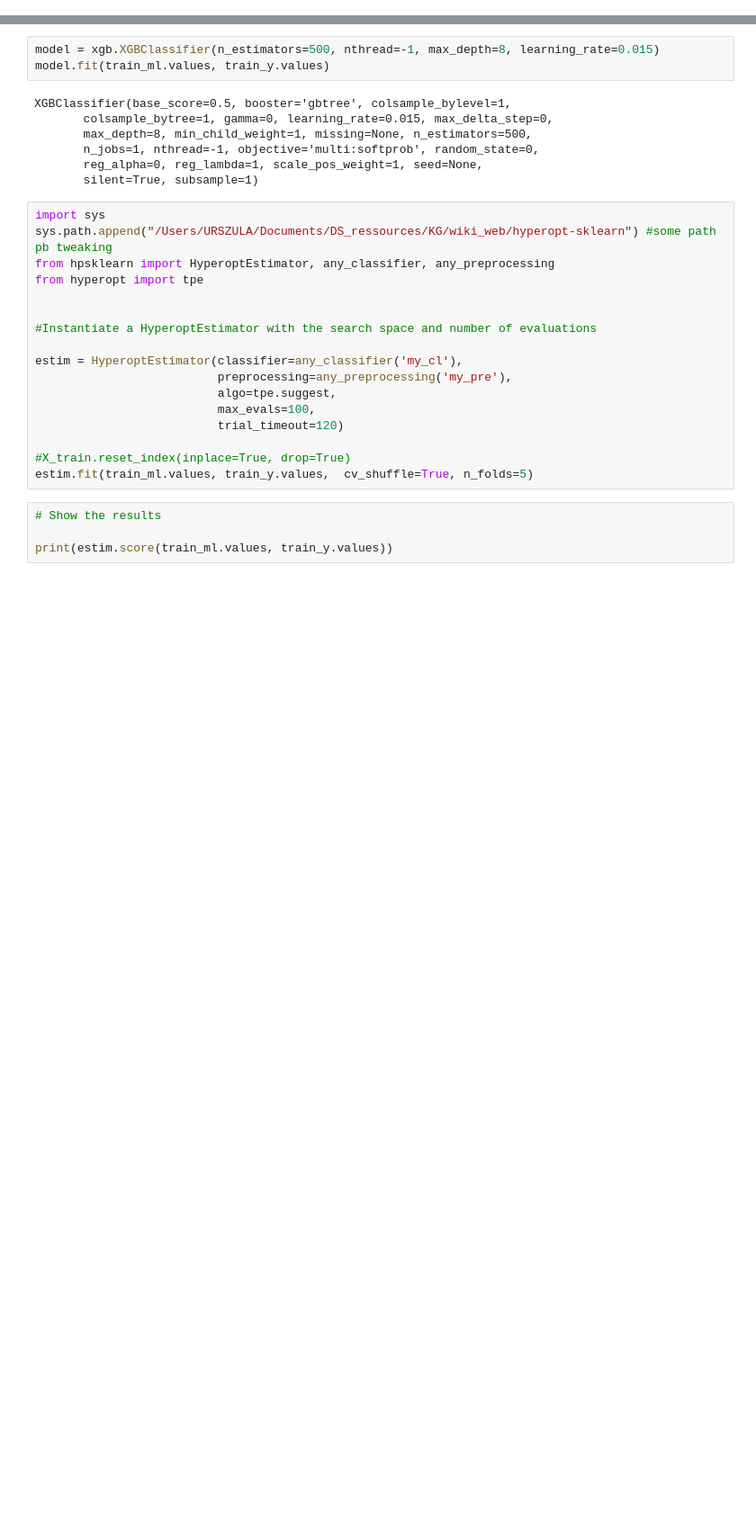
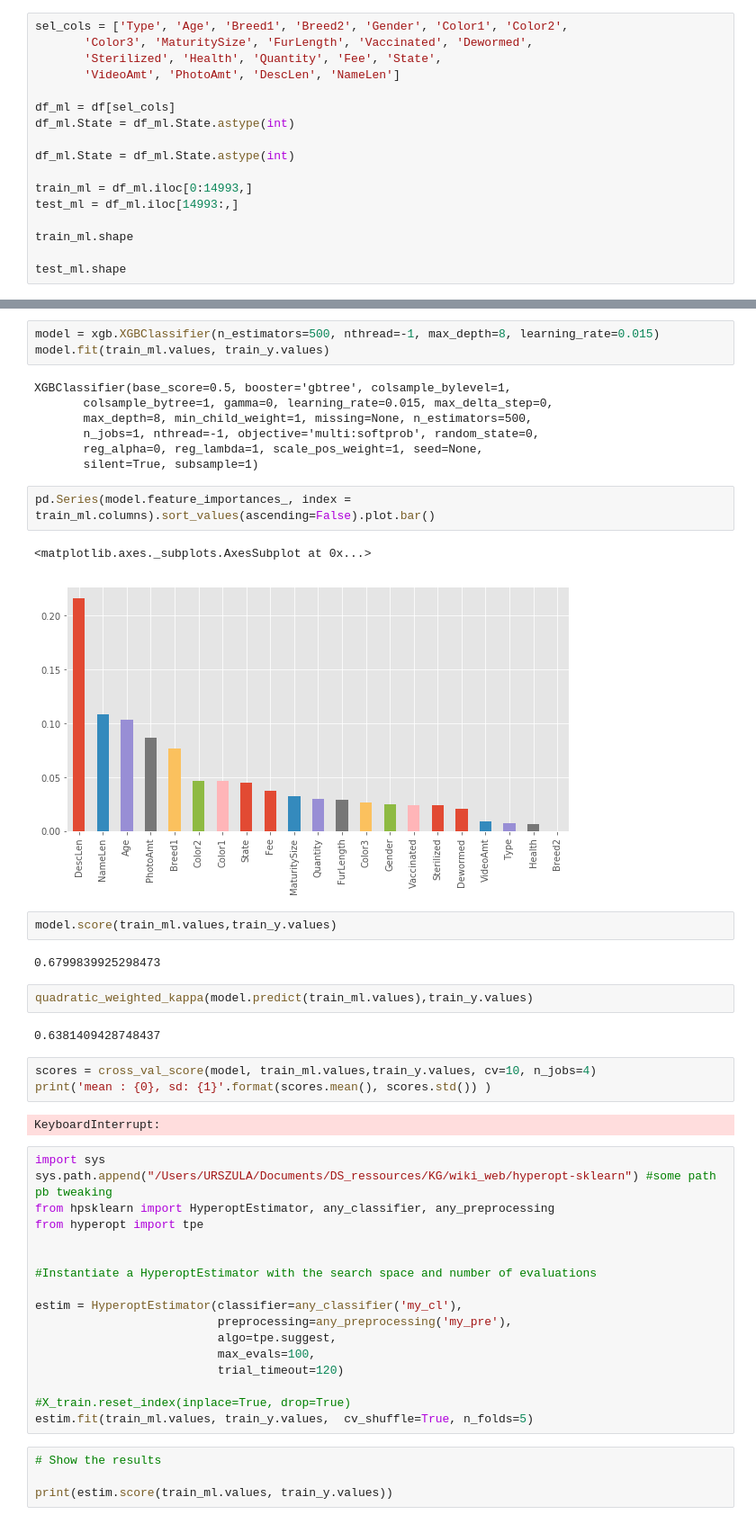
Before and after one commit to UrszulaCzerwinska/Pets, a Jupyter notebook: pets_notebook/kernel.ipynb, the cells around one changed output, grey strips where cells are left out. Shown at 90% size. Drawn from its saved outputs; the diff is of its cells as text; blank space fills up the shorter version.

```diff
--- a/pets_notebook/kernel.ipynb
+++ b/pets_notebook/kernel.ipynb
@@ -444,0 +442,17 @@ See the caveats in the documentation: http://pandas.pydata.org/pandas-docs/stabl
+# %%
+sel_cols = ['Type', 'Age', 'Breed1', 'Breed2', 'Gender', 'Color1', 'Color2',
+       'Color3', 'MaturitySize', 'FurLength', 'Vaccinated', 'Dewormed',
+       'Sterilized', 'Health', 'Quantity', 'Fee', 'State',
+       'VideoAmt', 'PhotoAmt', 'DescLen', 'NameLen']
+
+df_ml = df[sel_cols]
+df_ml.State = df_ml.State.astype(int)
+
+df_ml.State = df_ml.State.astype(int)
+
+train_ml = df_ml.iloc[0:14993,]
+test_ml = df_ml.iloc[14993:,]
+
+train_ml.shape
+
+test_ml.shape
@@ -628,6 +649,24 @@ XGBClassifier(base_score=0.5, booster='gbtree', colsample_bylevel=1,
        n_jobs=1, nthread=-1, objective='multi:softprob', random_state=0,
        reg_alpha=0, reg_lambda=1, scale_pos_weight=1, seed=None,
        silent=True, subsample=1)
+# %%
+pd.Series(model.feature_importances_, index = train_ml.columns).sort_values(ascending=False).plot.bar()
+# %% [output]
+<matplotlib.axes._subplots.AxesSubplot at 0x...>
+[figure, added]
+# %%
+model.score(train_ml.values,train_y.values)
+# %% [output]
+0.6799839925298473
+# %%
+quadratic_weighted_kappa(model.predict(train_ml.values),train_y.values)
+# %% [output]
+0.6381409428748437
+# %%
+scores = cross_val_score(model, train_ml.values,train_y.values, cv=10, n_jobs=4)
+print('mean : {0}, sd: {1}'.format(scores.mean(), scores.std()) )
+# %% [output]
+KeyboardInterrupt:
 # %%
 import sys
 sys.path.append("/Users/URSZULA/Documents/DS_ressources/KG/wiki_web/hyperopt-sklearn") #some path pb tweaking
```
Also changed, not shown: parts of 85 cells of this notebook, 1 other file.
